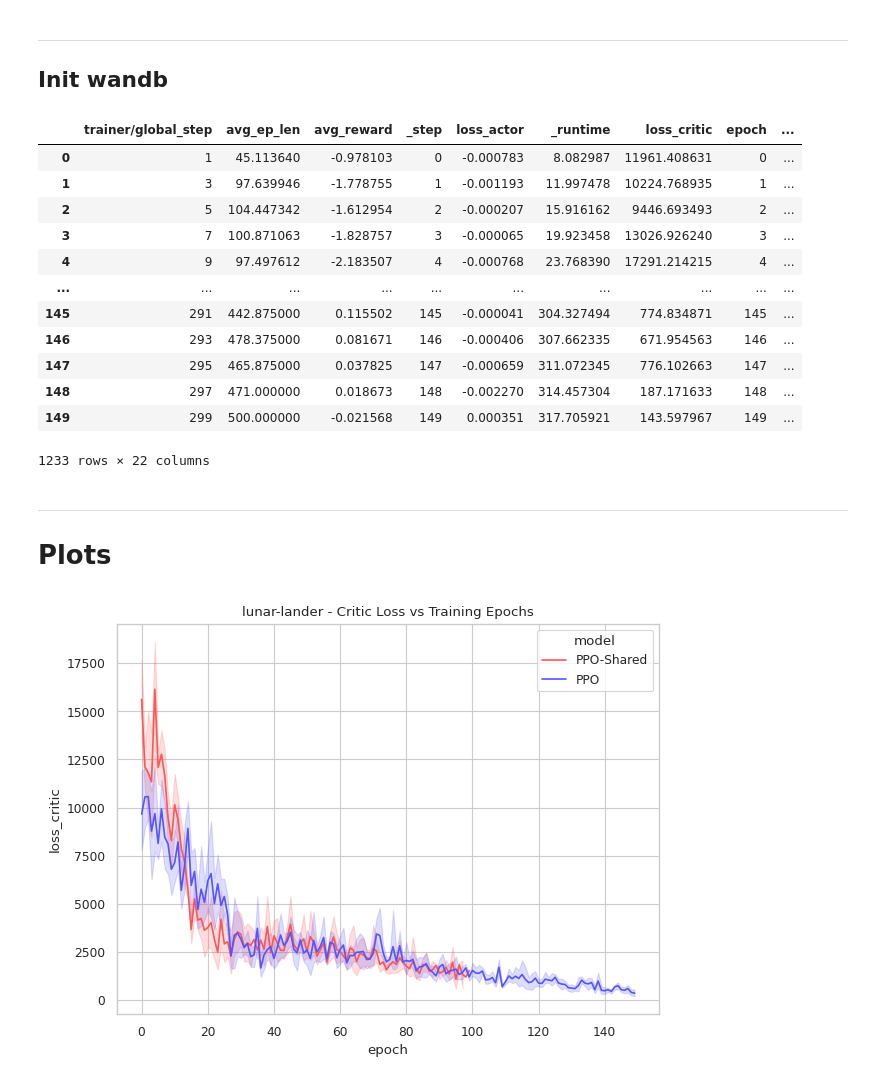
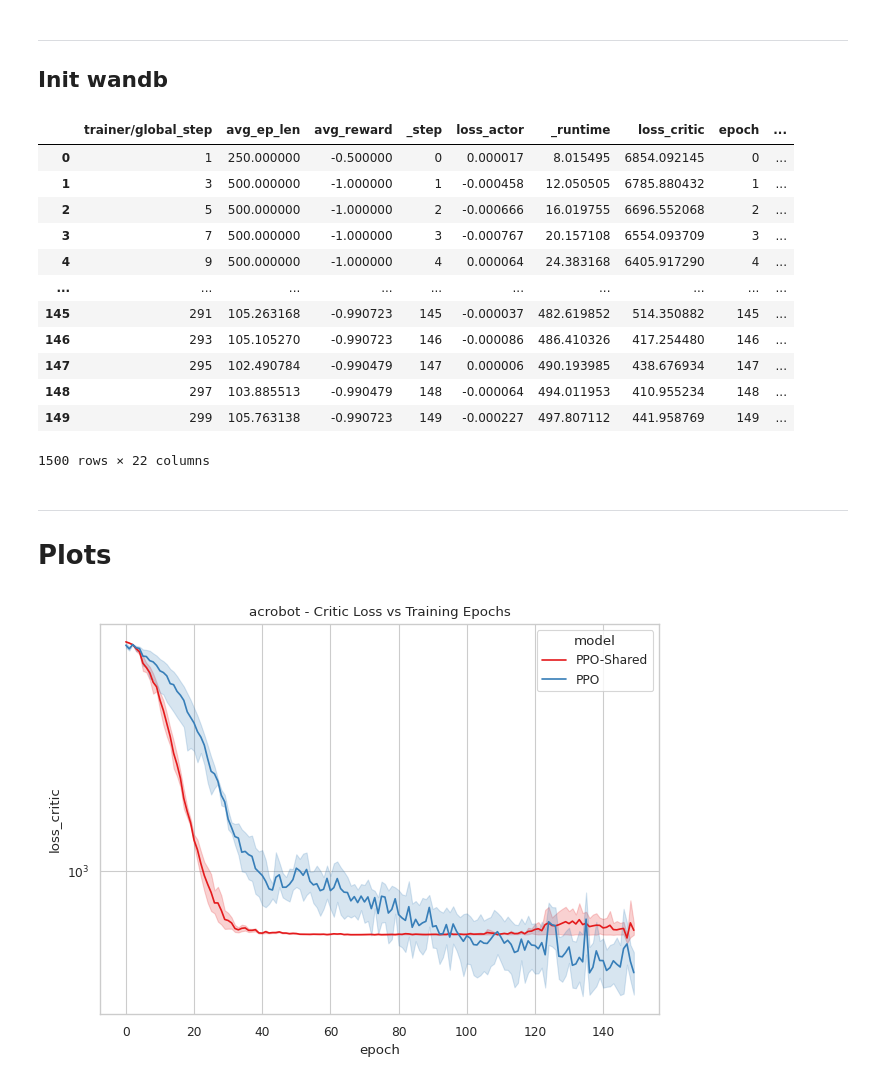
Before and after one commit to andreicozma1/ECE517-Final-Project, a Jupyter notebook: plots/wandb_plots.ipynb, the cells around one changed output. Drawn from its saved outputs; the diff is of its cells as text; code cells hidden in the pictures.

Commit message:
added acrobot plots

```diff
--- a/plots/wandb_plots.ipynb
+++ b/plots/wandb_plots.ipynb
@@ -37,6 +36,7 @@ runs_df = runs_df.replace({
     'group': {
         'ppo_ex': 'PPO',
         'ppo_1': 'PPO-Shared',
+        'ppo_2': 'PPO-Transformer'
 
     }
 })
@@ -46,38 +46,40 @@ runs_df = runs_df.drop(columns=['group'])
 runs_df
 # %% [output]
 |  | trainer/global_step | avg_ep_len | avg_reward | _step | loss_actor | _runtime | loss_critic | epoch | ... |
-| 0 | 1 | 45.113640 | -0.978103 | 0 | -0.000783 | 8.082987 | 11961.408631 | 0 | ... |
-| 1 | 3 | 97.639946 | -1.778755 | 1 | -0.001193 | 11.997478 | 10224.768935 | 1 | ... |
-| 2 | 5 | 104.447342 | -1.612954 | 2 | -0.000207 | 15.916162 | 9446.693493 | 2 | ... |
-| 3 | 7 | 100.871063 | -1.828757 | 3 | -0.000065 | 19.923458 | 13026.926240 | 3 | ... |
-| 4 | 9 | 97.497612 | -2.183507 | 4 | -0.000768 | 23.768390 | 17291.214215 | 4 | ... |
+| 0 | 1 | 250.000000 | -0.500000 | 0 | 0.000017 | 8.015495 | 6854.092145 | 0 | ... |
+| 1 | 3 | 500.000000 | -1.000000 | 1 | -0.000458 | 12.050505 | 6785.880432 | 1 | ... |
+| 2 | 5 | 500.000000 | -1.000000 | 2 | -0.000666 | 16.019755 | 6696.552068 | 2 | ... |
+| 3 | 7 | 500.000000 | -1.000000 | 3 | -0.000767 | 20.157108 | 6554.093709 | 3 | ... |
+| 4 | 9 | 500.000000 | -1.000000 | 4 | 0.000064 | 24.383168 | 6405.917290 | 4 | ... |
 | ... | ... | ... | ... | ... | ... | ... | ... | ... | ... |
-| 145 | 291 | 442.875000 | 0.115502 | 145 | -0.000041 | 304.327494 | 774.834871 | 145 | ... |
-| 146 | 293 | 478.375000 | 0.081671 | 146 | -0.000406 | 307.662335 | 671.954563 | 146 | ... |
-| 147 | 295 | 465.875000 | 0.037825 | 147 | -0.000659 | 311.072345 | 776.102663 | 147 | ... |
-| 148 | 297 | 471.000000 | 0.018673 | 148 | -0.002270 | 314.457304 | 187.171633 | 148 | ... |
-| 149 | 299 | 500.000000 | -0.021568 | 149 | 0.000351 | 317.705921 | 143.597967 | 149 | ... |
+| 145 | 291 | 105.263168 | -0.990723 | 145 | -0.000037 | 482.619852 | 514.350882 | 145 | ... |
+| 146 | 293 | 105.105270 | -0.990723 | 146 | -0.000086 | 486.410326 | 417.254480 | 146 | ... |
+| 147 | 295 | 102.490784 | -0.990479 | 147 | 0.000006 | 490.193985 | 438.676934 | 147 | ... |
+| 148 | 297 | 103.885513 | -0.990479 | 148 | -0.000064 | 494.011953 | 410.955234 | 148 | ... |
+| 149 | 299 | 105.763138 | -0.990723 | 149 | -0.000227 | 497.807112 | 441.958769 | 149 | ... |
-1233 rows × 22 columns
+1500 rows × 22 columns
 # %% [markdown]
 ---
 # Plots
 # %%
-def plot_data(var, title=None):
+def plot_data(var, title=None, y_log_scale=False):
     sns.set_theme(style="whitegrid")
     # sns.color_palette("nipy_spectral_r")
     #'seismic_r'
     sns.set_context("paper")
     plot = sns.lineplot(x="epoch", y=var,
                         hue="model",
-                        data=runs_df, palette='seismic_r')
+                        data=runs_df, palette='Set1')
     if title is not None:
         plot.set(title=title)
+    if y_log_scale:
+        plot.set_yscale("log")
     plt.tight_layout()
     plt.savefig(f'{project}-{var}.png')
 # %%
-plot_data('loss_critic', title=f"{project} - Critic Loss vs Training Epochs")
+plot_data('loss_critic', title=f"{project} - Critic Loss vs Training Epochs", y_log_scale=True)
 # %% [output]
-[figure, old version]
+[figure, new version]
 # %%
 plot_data('loss_actor', title=f"{project} - Actor Loss vs Training Epochs")
 # %% [output]
```
Also changed, not shown: parts of 6 cells of this notebook, 10 other files.
